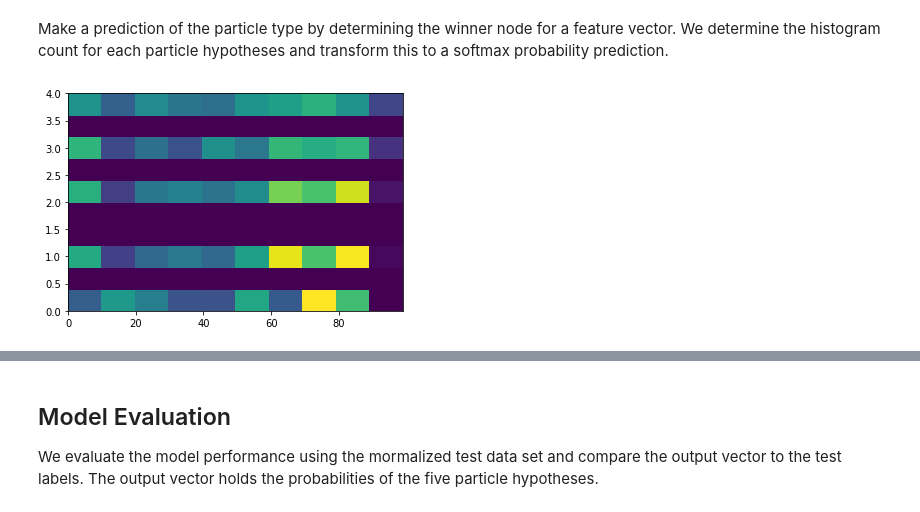
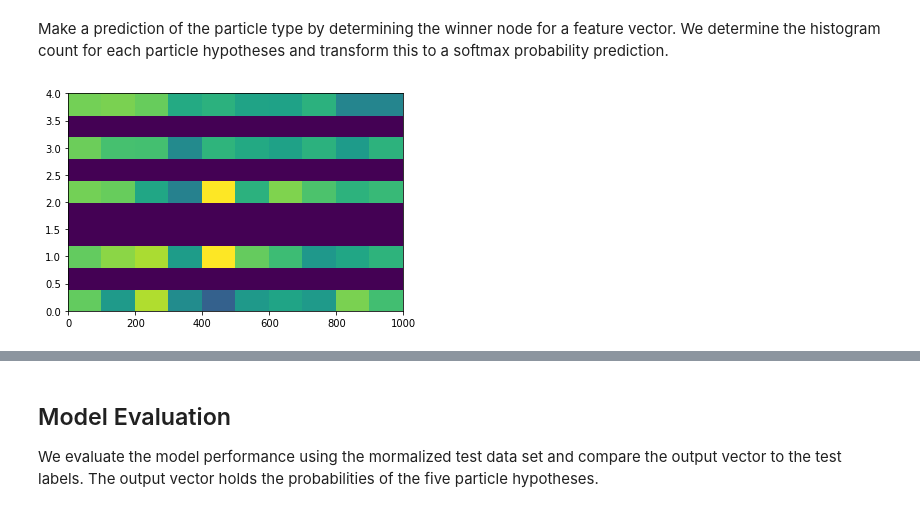
Before and after one commit to marcelkunze/notebooks-ipa, a Jupyter notebook: pidu.ipynb, the cells around one changed output, grey strips where cells are left out. Drawn from its saved outputs; the diff is of its cells as text; code cells hidden in the pictures.

Commit message:
plot

```diff
--- a/pidu.ipynb
+++ b/pidu.ipynb
@@ -133,7 +133,7 @@ normed_test_data = norm(test_dataset)
 The keras model implements a neural network with two hidden layers. The input feature vector represents measured detector quantities as defined above. The output reflects the particle probabilities.
 # %%
 from neupy import algorithms, utils
-def build_model(dimension, max_nodes=100, step=0.5, n_start_nodes=2, max_edge_age=15):
+def build_model(dimension, max_nodes=1000, step=0.5, n_start_nodes=2, max_edge_age=15):
     model = algorithms.GrowingNeuralGas(
         n_inputs=dimension,
         n_start_nodes=n_start_nodes,
@@ -178,6 +178,6 @@ Main information
 # train the GNG network
 
 utils.reproducible()
-for epoch in range(10):
+for epoch in range(100):
     model.train(train_dataset, epochs=1)
 # %% [output]
@@ -255,13 +258,13 @@ def node_distance(graph,sample):
 # %%
 x = np.arange(0)
 for sample in train:
     x = np.append(x, winner_node(model.graph,sample))
 
-h, xedges, yedges = np.histogram2d(x,train_labels,bins=(100,5))
+h, xedges, yedges = np.histogram2d(x,train_labels,bins=(len(model.graph.nodes),5))
 plt.hist2d(x,train_labels)
 plt.show()
 # %% [output]
-[figure, old version]
+[figure, new version]
 # %%
 test = test_dataset.to_numpy()
 pred_labels = np.arange(0)
```
Also changed, not shown: parts of 16 cells of this notebook.
